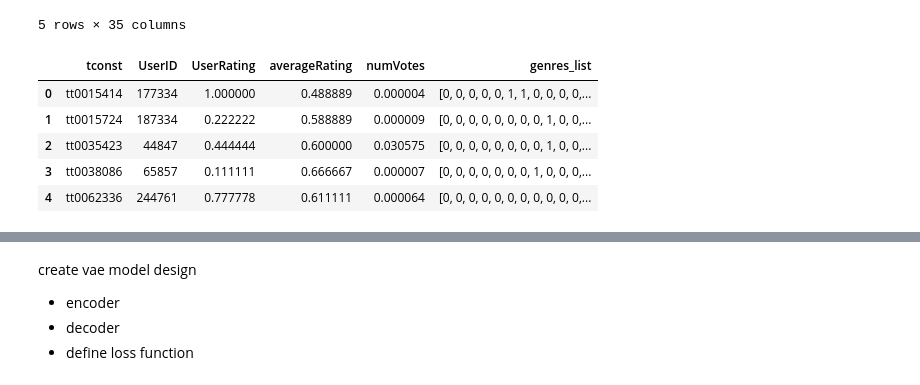
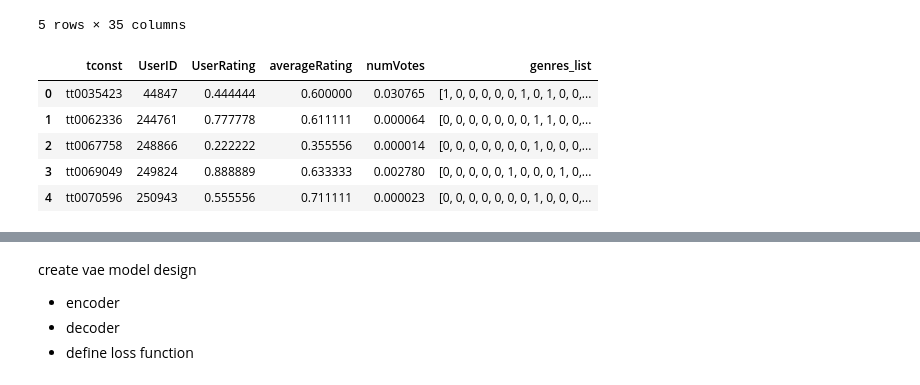
Before and after one commit to bhaveshasasik/vae_model, a Jupyter notebook: model_vae.ipynb, the cells around one changed output, grey strips where cells are left out. Drawn from its saved outputs; the diff is of its cells as text; code cells hidden in the pictures.

```diff
--- a/model_vae.ipynb
+++ b/model_vae.ipynb
@@ -36,7 +45,7 @@ for col in categorical_cols:
     data[col].fillna('Unknown', inplace=True)
     #print(f"Filled missing values in {col} with 'Unknown'.")
 
-data = data[data['startYear'] > 1990]
-#print(data.head())
+data = data[data['startYear'] > 2000]
+print(data.head())
 #print(user_data.head())
 # %% [output]
@@ -81,14 +107,15 @@ data = pd.concat([data, genres_encoded_df], axis=1)
 #print(user_data.head())
 
 # director label encoding
-label_encoder = LabelEncoder()
-data['directorNames'] = label_encoder.fit_transform(data['directorNames'])
+movie_encoder = LabelEncoder()
+
+data['directorNames'] = movie_encoder.fit_transform(data['directorNames'])
 
 # writer label encoding
-data['writerNames'] = label_encoder.fit_transform(data['writerNames'])
+data['writerNames'] = movie_encoder.fit_transform(data['writerNames'])
 
 # movie_id using label encoding
-data["primaryTitle"] = label_encoder.fit_transform(data["primaryTitle"])
+data["primaryTitle"] = movie_encoder.fit_transform(data["primaryTitle"])
 
 
 data.head()
@@ -115,19 +142,19 @@ user_genres_encoded = multi_label_encoder.fit_transform(user_data['user_genre_li
 user_genres_encoded_df = pd.DataFrame(user_genres_encoded, columns=multi_label_encoder.classes_)
 user_data = pd.concat([user_data, user_genres_encoded_df], axis=1)
 
+user_encoder = LabelEncoder()
 
 # director label encoding
-label_encoder = LabelEncoder()
-user_data['FavoriteDirectors'] = label_encoder.fit_transform(user_data['FavoriteDirectors'])
+user_data['FavoriteDirectors'] = user_encoder.fit_transform(user_data['FavoriteDirectors'])
 
 # writer label encoding
-user_data['FavoriteActors'] = label_encoder.fit_transform(user_data['FavoriteActors'])
+user_data['FavoriteActors'] = user_encoder.fit_transform(user_data['FavoriteActors'])
 
 # movie_id label encoding
-user_data["primaryTitle"] = label_encoder.fit_transform(user_data["primaryTitle"])
+user_data["primaryTitle"] = user_encoder.fit_transform(user_data["primaryTitle"])
 
 # user_id label ecoding
-user_data["UserID"] = label_encoder.fit_transform(user_data["UserID"])
+user_data["UserID"] = user_encoder.fit_transform(user_data["UserID"])
 
 
 user_data.head()
@@ -143,28 +170,32 @@ user_data.head()
 # %%
 genre_list = [col for col in data.columns if col not in ['tconst', 'primaryTitle', 'startYear', 'genres', 'directorNames',
        'writerNames', 'averageRating', 'numVotes', 'titleType_movie',
        'isAdult_0', 'isAdult_1', 'genre_list']]
 
 movie_features = pd.concat([data[['tconst', 'averageRating', 'numVotes']]],axis=1)
 
 movie_features['genres_list'] = data[genre_list].apply(
     lambda genres: [1 if genres[genre] == 1 else 0 for genre in genre_list], axis=1  # Access genre columns by name
 )
 
 # formats user features in an array
 user_features = pd.concat([user_data[['tconst', 'UserID', 'UserRating']]],axis=1)
 
 # merges user and movie data into an array
 merged_data = pd.merge(user_features, movie_features, on='tconst', how='inner')
 
+#creates a dictionary for tconst to movie
+tconst_to_title = data.set_index('tconst')['primaryTitle'].to_dict()
+
 merged_data.head()
+#print(tconst_to_title)
 # %% [output]
 |  | tconst | UserID | UserRating | averageRating | numVotes | genres_list |
-| 0 | tt0015414 | 177334 | 1.000000 | 0.488889 | 0.000004 | [0, 0, 0, 0, 0, 1, 1, 0, 0, 0, 0,... |
-| 1 | tt0015724 | 187334 | 0.222222 | 0.588889 | 0.000009 | [0, 0, 0, 0, 0, 0, 0, 0, 1, 0, 0,... |
-| 2 | tt0035423 | 44847 | 0.444444 | 0.600000 | 0.030575 | [0, 0, 0, 0, 0, 0, 0, 0, 1, 0, 0,... |
-| 3 | tt0038086 | 65857 | 0.111111 | 0.666667 | 0.000007 | [0, 0, 0, 0, 0, 0, 0, 1, 0, 0, 0,... |
-| 4 | tt0062336 | 244761 | 0.777778 | 0.611111 | 0.000064 | [0, 0, 0, 0, 0, 0, 0, 0, 0, 0, 0,... |
+| 0 | tt0035423 | 44847 | 0.444444 | 0.600000 | 0.030765 | [1, 0, 0, 0, 0, 0, 1, 0, 1, 0, 0,... |
+| 1 | tt0062336 | 244761 | 0.777778 | 0.611111 | 0.000064 | [0, 0, 0, 0, 0, 0, 0, 1, 1, 0, 0,... |
+| 2 | tt0067758 | 248866 | 0.222222 | 0.355556 | 0.000014 | [0, 0, 0, 0, 0, 0, 0, 1, 0, 0, 0,... |
+| 3 | tt0069049 | 249824 | 0.888889 | 0.633333 | 0.002780 | [0, 0, 0, 0, 0, 1, 0, 0, 0, 1, 0,... |
+| 4 | tt0070596 | 250943 | 0.555556 | 0.711111 | 0.000023 | [0, 0, 0, 0, 0, 0, 0, 1, 0, 0, 0,... |
 # %%
 x_input = []
 
```
Also changed, not shown: parts of 11 cells of this notebook.
